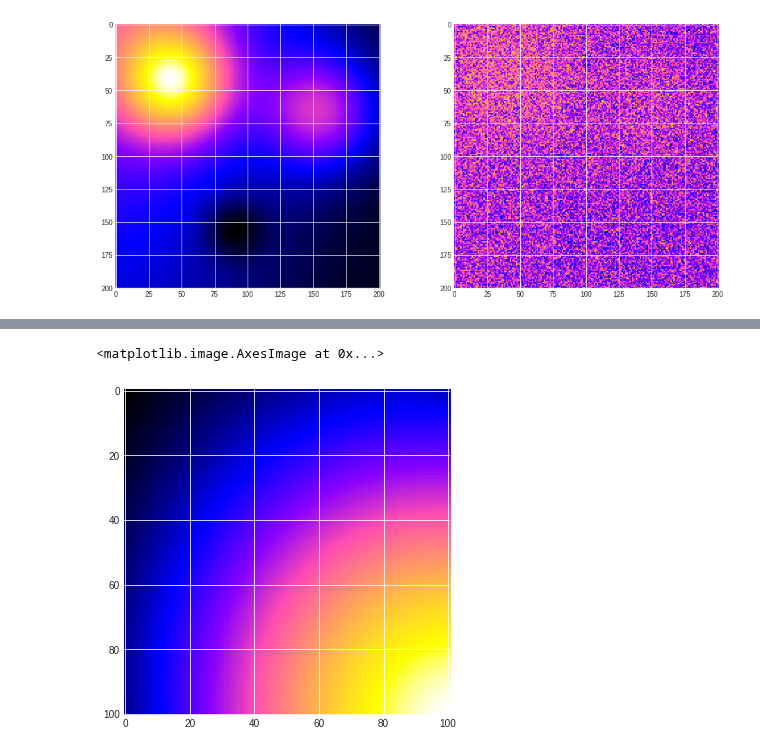
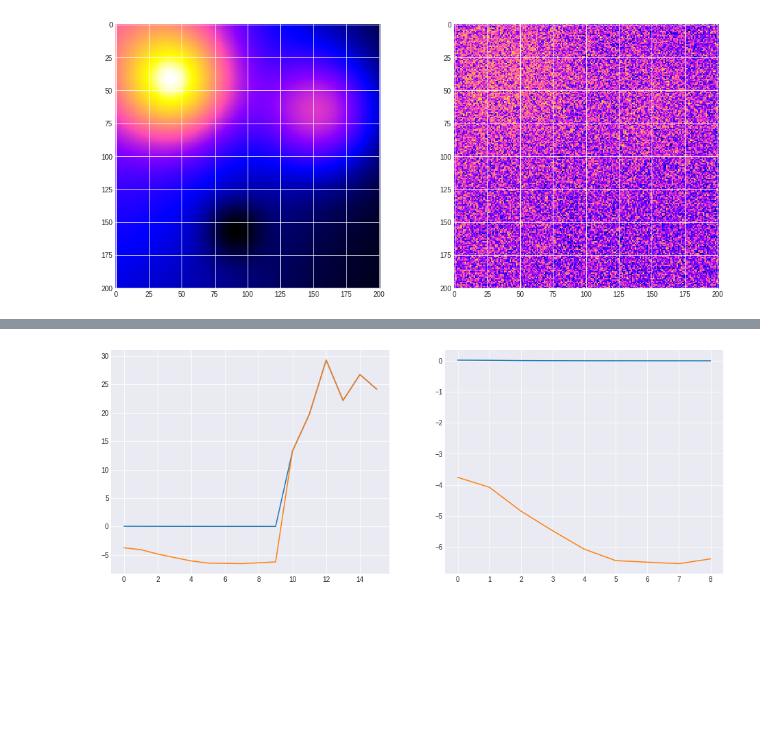
Before and after one commit to asdfbat/FYS-STK4155, a Jupyter notebook: Project1/src/Part_a.ipynb, the cells around one changed output, grey strips where cells are left out. Cells and saved outputs as stored; diff of their text form; code cells hidden in the pictures; blank space fills up the shorter version.

```diff
--- a/Project1/src/Part_a.ipynb
+++ b/Project1/src/Part_a.ipynb
@@ -85,5 +68,8 @@ plt.colorbar();
-# %%
-plt.imshow(Franke(x_mesh, y_mesh))
-# %% [output]
-<matplotlib.image.AxesImage at 0x...>
-[figure, removed]
+# %%
+fig, (ax1, ax2) = plt.subplots(1, 2, figsize=(16, 6))
+ax1.plot(np.log(err_list));
+ax1.plot(np.log(err_list_truemodel));
+ax2.plot(np.log(err_list[:9]));
+ax2.plot(np.log(err_list_truemodel[:9]));
+# %% [output]
+[figure, added]
```
Also changed, not shown: parts of 13 cells of this notebook.
